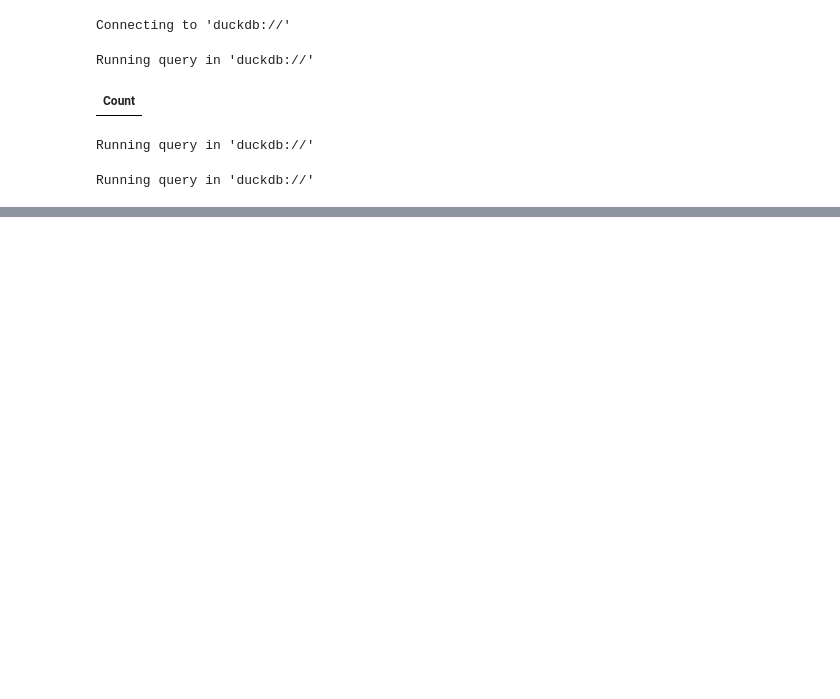
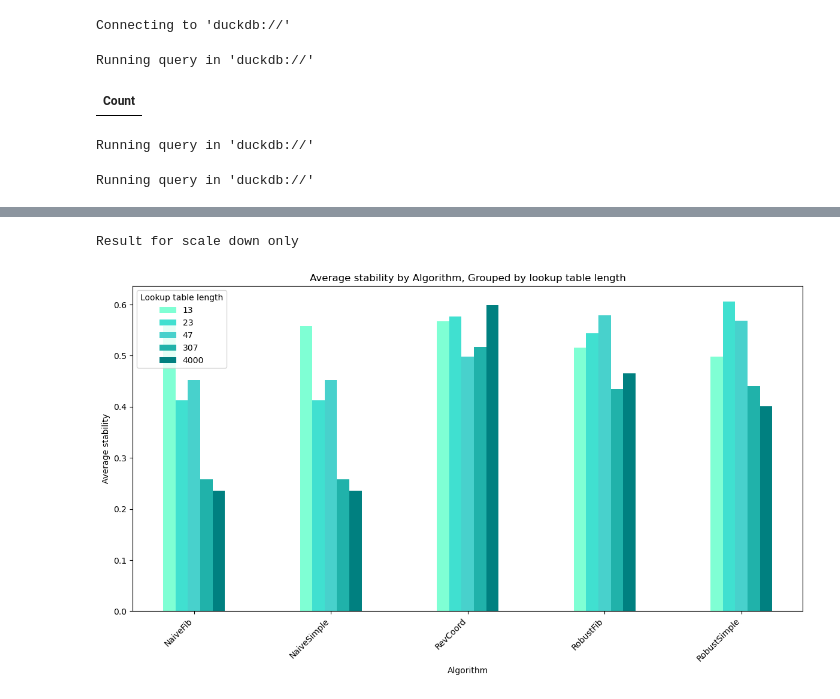
Before and after one commit to alexandremahdhaoui/udplb, a Jupyter notebook: analysis/rlt/rlt-benchmark.ipynb, the cells around one changed output, grey strips where cells are left out. Cells and saved outputs as stored; diff of their text form; code cells hidden in the pictures; blank space fills up the shorter version.

```diff
--- a/analysis/rlt/rlt-benchmark.ipynb
+++ b/analysis/rlt/rlt-benchmark.ipynb
@@ -186,3 +190,28 @@ The 23 and 47 primes are outperforming larger and more expansive ones.
+# %%
+unique_primes = sorted(list(set([row['prime'] for row in dataDown])))
+unique_algorithms = sorted(list(set([row['algorithm'] for row in dataDown])))
+x = np.arange(len(unique_algorithms))
+width = 0.9 / (len(unique_primes) + len(unique_algorithms))  # Adjust width based on the number of prime numbers
+fig, ax = plt.subplots(figsize=(12, 7))
+colors = ["aquamarine", "turquoise", "mediumturquoise", "lightseagreen", "teal", "black", "black" ]
+for i, algo in enumerate(unique_algorithms):
+    for j, prime in enumerate(unique_primes):
+        mean_stability = np.mean([row['stability'] for row in dataDown if row['algorithm'] == algo and row['prime'] == prime])
+        if (mean_stability):
+            offset = (j) * width
+            ax.bar(i + offset, mean_stability, width, label=prime, color=colors[j])
+ax.set_ylabel('Average stability')
+ax.set_xlabel('Algorithm')
+ax.set_title('Average stability by Algorithm, Grouped by lookup table length')
+ax.set_xticks(x + width * (len(unique_primes) - 1) / 2)
+ax.set_xticklabels(unique_algorithms, rotation=45, ha='right')
+ax.legend(unique_primes, title='Lookup table length')
+fig.tight_layout()
+print("Result for scale down only")
+plt.show()
+# %% [output]
+Result for scale down only
+[figure, added]
 # %%
 # Max theoretical value:
 # - if Before > After: maxTheoretical= After / Before
```
Also changed, not shown: parts of 4 cells of this notebook, 4 other files.
